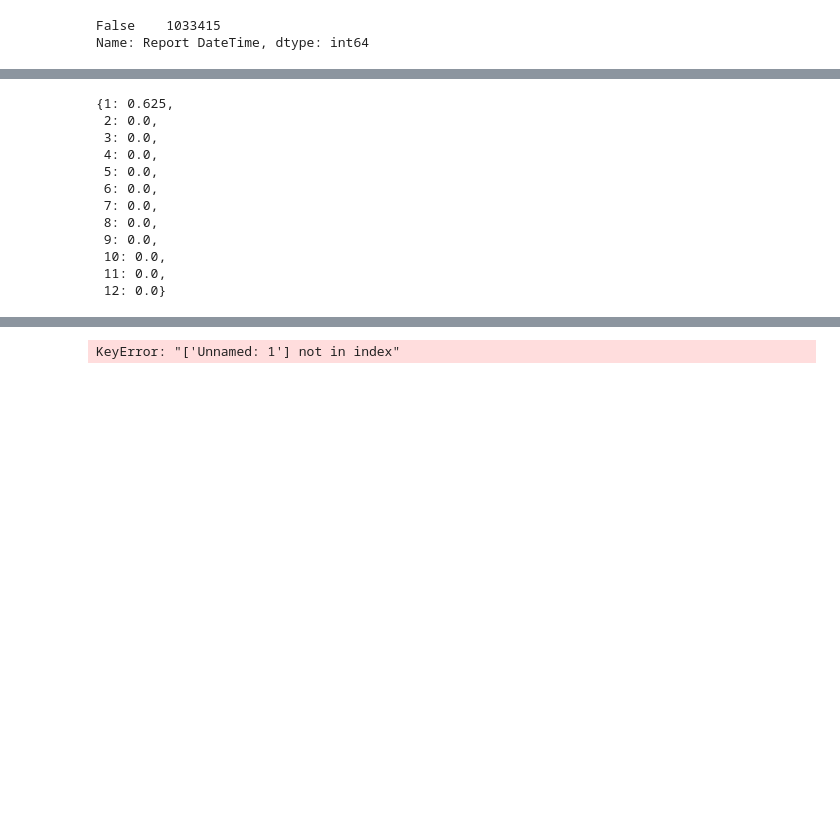
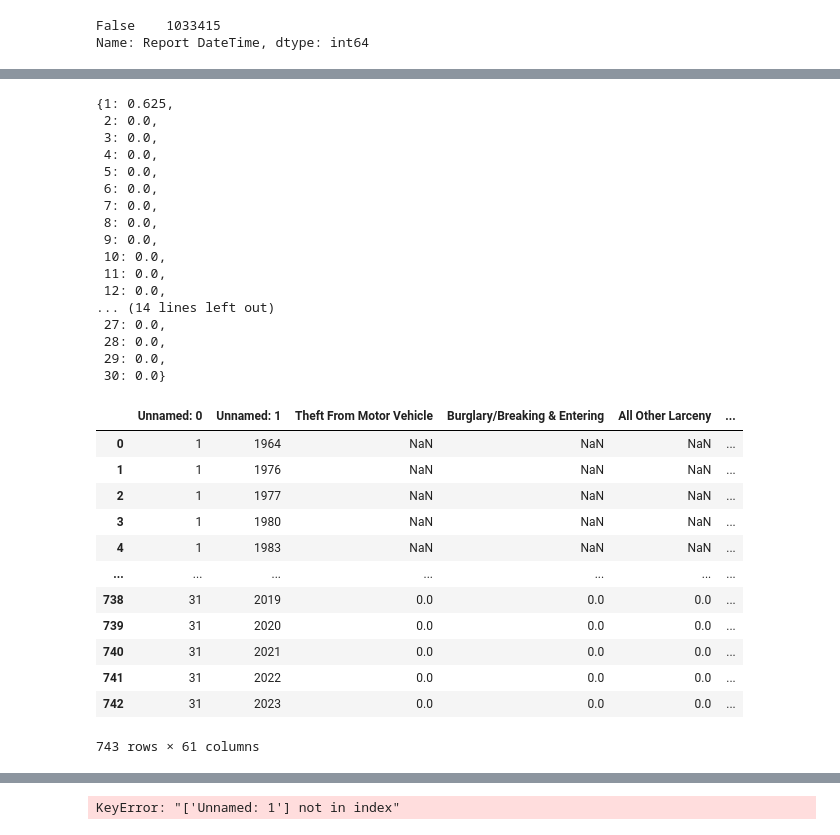
Before and after one commit to Aleph-Null-123/2023-Datathon-Project, a Jupyter notebook: notebooks/linearregression.ipynb, the cells around one changed output, grey strips where cells are left out. Cells and saved outputs as stored; diff of their text form; code cells hidden in the pictures; blank space fills up the shorter version.

```diff
--- a/notebooks/linearregression.ipynb
+++ b/notebooks/linearregression.ipynb
@@ -415,13 +435,16 @@ def a(df, df2, crime):
     df = pd.read_csv(df)
     n = df[["Unnamed: 0", "Unnamed: 1", crime]]
     dict1 = {}
-    for i in range(1, 13):
-        n = n[n["Unnamed: 0"] == i]
-        m = n[["Unnamed: 1", crime]] / pd.read_csv(df2)[["Unnamed: 0", crime]]
-        dict1[i] = m.describe().mean()[crime]
+    for i in range(1, 31):
+        try:
+            n = n[n["Unnamed: 0"] == i]
+            m = n[["Unnamed: 1", crime]] / pd.read_csv(df2)[["Unnamed: 0", crime]]
+            dict1[i] = m.describe().mean()[crime]
+        except:
+            pass
     return dict1
 
-a("9thpo.csv", "opo.csv", "Burglary/Breaking & Entering")
+a("7thpo.csv", "opo.csv", "Burglary/Breaking & Entering")
 # %% [output]
 {1: 0.625,
  2: 0.0,
@@ -434,7 +457,28 @@ a("9thpo.csv", "opo.csv", "Burglary/Breaking & Entering")
  9: 0.0,
  10: 0.0,
  11: 0.0,
- 12: 0.0}
+ 12: 0.0,
+... (14 lines left out)
+ 27: 0.0,
+ 28: 0.0,
+ 29: 0.0,
+ 30: 0.0}
+# %%
+pd.read_csv("9thpo.csv")
+# %% [output]
+|  | Unnamed: 0 | Unnamed: 1 | Theft From Motor Vehicle | Burglary/Breaking & Entering | All Other Larceny | ... |
+| 0 | 1 | 1964 | NaN | NaN | NaN | ... |
+| 1 | 1 | 1976 | NaN | NaN | NaN | ... |
+| 2 | 1 | 1977 | NaN | NaN | NaN | ... |
+| 3 | 1 | 1980 | NaN | NaN | NaN | ... |
+| 4 | 1 | 1983 | NaN | NaN | NaN | ... |
+| ... | ... | ... | ... | ... | ... | ... |
+| 738 | 31 | 2019 | 0.0 | 0.0 | 0.0 | ... |
+| 739 | 31 | 2020 | 0.0 | 0.0 | 0.0 | ... |
+| 740 | 31 | 2021 | 0.0 | 0.0 | 0.0 | ... |
+| 741 | 31 | 2022 | 0.0 | 0.0 | 0.0 | ... |
+| 742 | 31 | 2023 | 0.0 | 0.0 | 0.0 | ... |
+743 rows × 61 columns
 # %%
 def a(df, df2, crime):
     df = pd.read_csv(df)
```
Also changed, not shown: parts of 2 cells of this notebook.
